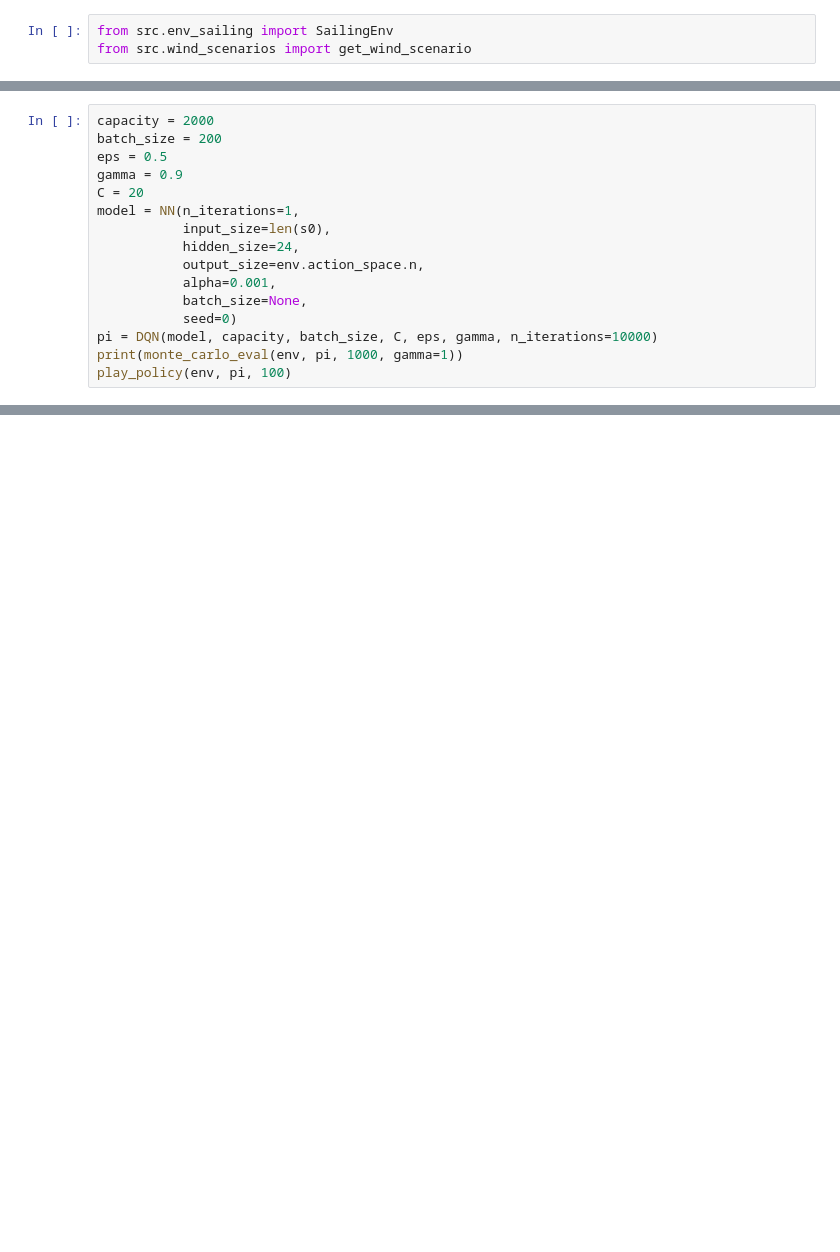
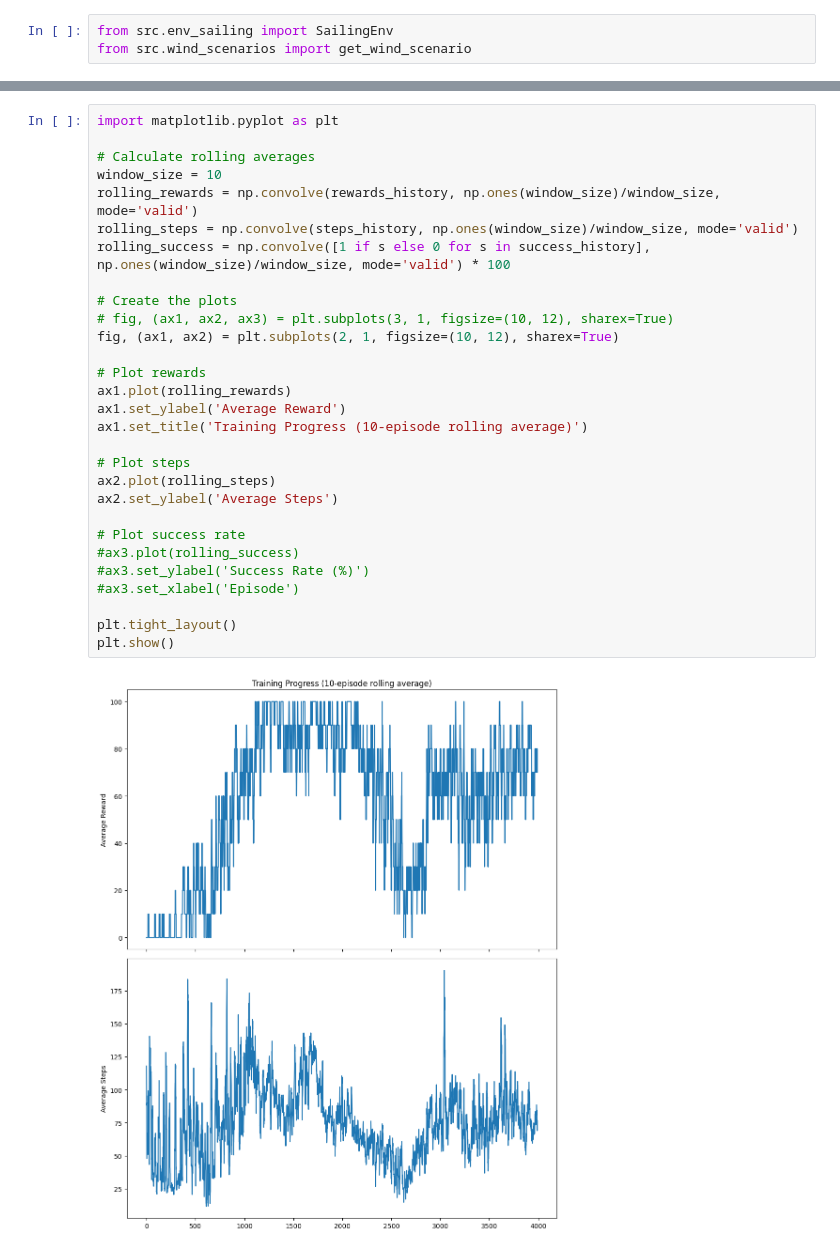
Before and after one commit to RebeccaBle/fork_stable_v2_RL_sailing_challenge, a Jupyter notebook: dqn_new_reward.ipynb, the cells around one changed output, grey strips where cells are left out. Drawn from its saved outputs; the diff is of its cells as text; blank space fills up the shorter version.

```diff
--- a/dqn_new_reward.ipynb
+++ b/dqn_new_reward.ipynb
@@ -215,17 +50 @@ def DQN(model, capacity, batch_size, C, eps, gamma, n_iterations):
-# %%
-capacity = 2000
-batch_size = 200
-eps = 0.5
-gamma = 0.9
-C = 20
-model = NN(n_iterations=1,
-           input_size=len(s0),
-           hidden_size=24,
-           output_size=env.action_space.n,
-           alpha=0.001,
-           batch_size=None,
-           seed=0)
-pi = DQN(model, capacity, batch_size, C, eps, gamma, n_iterations=10000)
-print(monte_carlo_eval(env, pi, 1000, gamma=1))
-play_policy(env, pi, 100)
 # %%
@@ -485,0 +393,31 @@ ql_agent_full.save(q_table_save_path)
+# %%
+import matplotlib.pyplot as plt
+
+# Calculate rolling averages
+window_size = 10
+rolling_rewards = np.convolve(rewards_history, np.ones(window_size)/window_size, mode='valid')
+rolling_steps = np.convolve(steps_history, np.ones(window_size)/window_size, mode='valid')
+rolling_success = np.convolve([1 if s else 0 for s in success_history], np.ones(window_size)/window_size, mode='valid') * 100
+
+# Create the plots
+# fig, (ax1, ax2, ax3) = plt.subplots(3, 1, figsize=(10, 12), sharex=True)
+fig, (ax1, ax2) = plt.subplots(2, 1, figsize=(10, 12), sharex=True)
+
+# Plot rewards
+ax1.plot(rolling_rewards)
+ax1.set_ylabel('Average Reward')
+ax1.set_title('Training Progress (10-episode rolling average)')
+
+# Plot steps
+ax2.plot(rolling_steps)
+ax2.set_ylabel('Average Steps')
+
+# Plot success rate
+#ax3.plot(rolling_success)
+#ax3.set_ylabel('Success Rate (%)')
+#ax3.set_xlabel('Episode')
+
+plt.tight_layout()
+plt.show()
+# %% [output]
+[figure, added]
```
Also changed, not shown: parts of 13 cells of this notebook, 8 other files.
